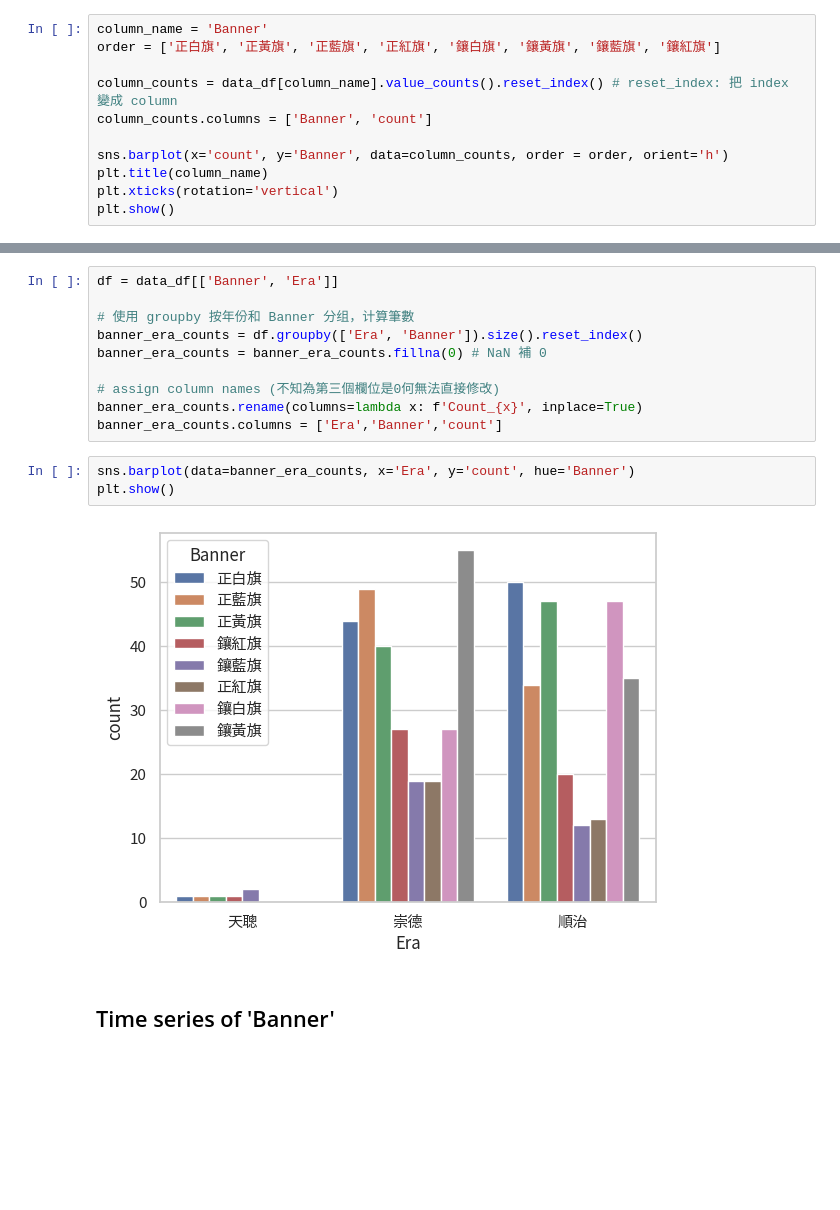
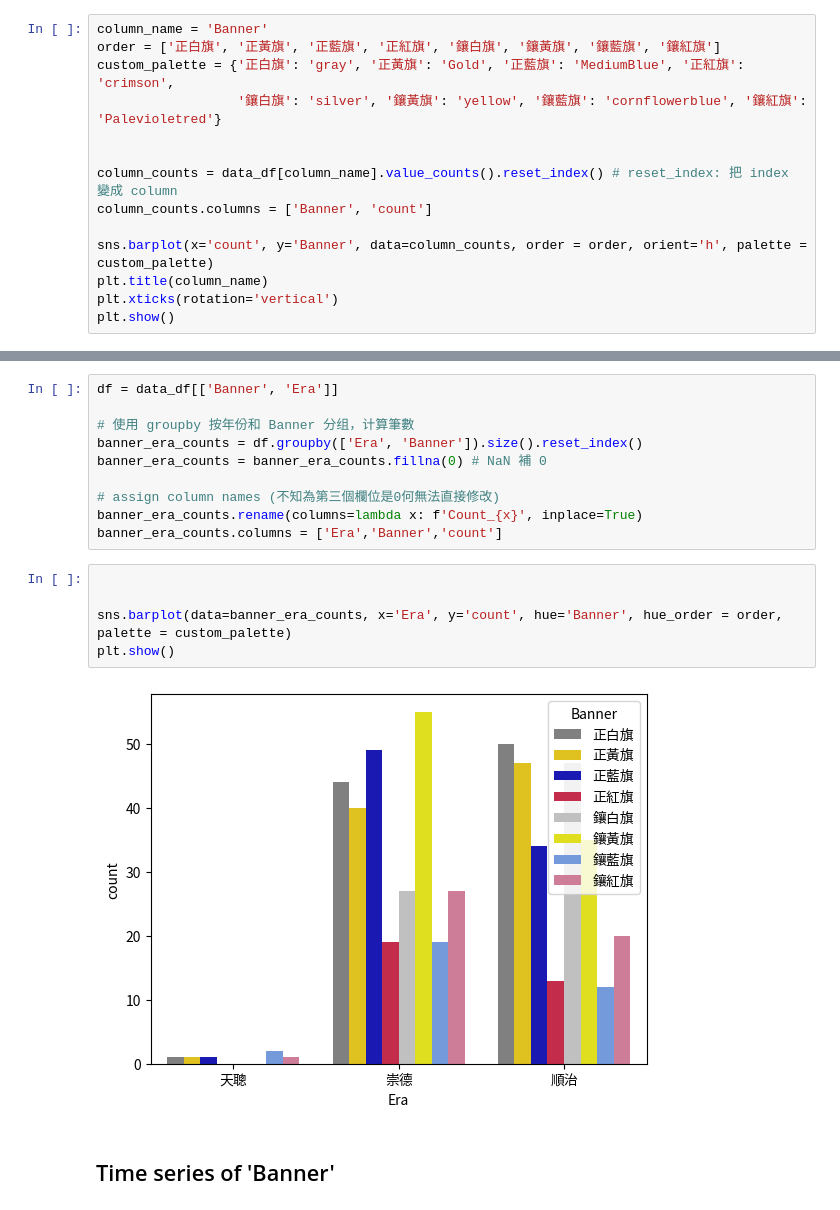
Before and after one commit to tinafanfan/My-Python, a Jupyter notebook: EDA.ipynb, the cells around one changed output, grey strips where cells are left out. Saved outputs shown, nothing was run; the diff lists cells and outputs as text; blank space fills up the shorter version.

```diff
--- a/EDA.ipynb
+++ b/EDA.ipynb
@@ -84,11 +84,14 @@ year:18
 # %%
 column_name = 'Banner'
 order = ['正白旗', '正黃旗', '正藍旗', '正紅旗', '鑲白旗', '鑲黃旗', '鑲藍旗', '鑲紅旗']
+custom_palette = {'正白旗': 'gray', '正黃旗': 'Gold', '正藍旗': 'MediumBlue', '正紅旗': 'crimson',
+                  '鑲白旗': 'silver', '鑲黃旗': 'yellow', '鑲藍旗': 'cornflowerblue', '鑲紅旗': 'Palevioletred'}
+
 
 column_counts = data_df[column_name].value_counts().reset_index() # reset_index: 把 index 變成 column
 column_counts.columns = ['Banner', 'count']
 
-sns.barplot(x='count', y='Banner', data=column_counts, order = order, orient='h')
+sns.barplot(x='count', y='Banner', data=column_counts, order = order, orient='h', palette = custom_palette)
 plt.title(column_name)
 plt.xticks(rotation='vertical')
 plt.show()
@@ -116,10 +110,12 @@ banner_era_counts = banner_era_counts.fillna(0) # NaN 補 0
 banner_era_counts.rename(columns=lambda x: f'Count_{x}', inplace=True)
 banner_era_counts.columns = ['Era','Banner','count']
 # %%
-sns.barplot(data=banner_era_counts, x='Era', y='count', hue='Banner')
+
+
+sns.barplot(data=banner_era_counts, x='Era', y='count', hue='Banner', hue_order = order, palette = custom_palette)
 plt.show()
 # %% [output]
-[figure, old version]
+[figure, new version]
 # %% [markdown]
 ## Time series of 'Banner'
 # %%
```
Also changed, not shown: parts of 6 cells of this notebook.
